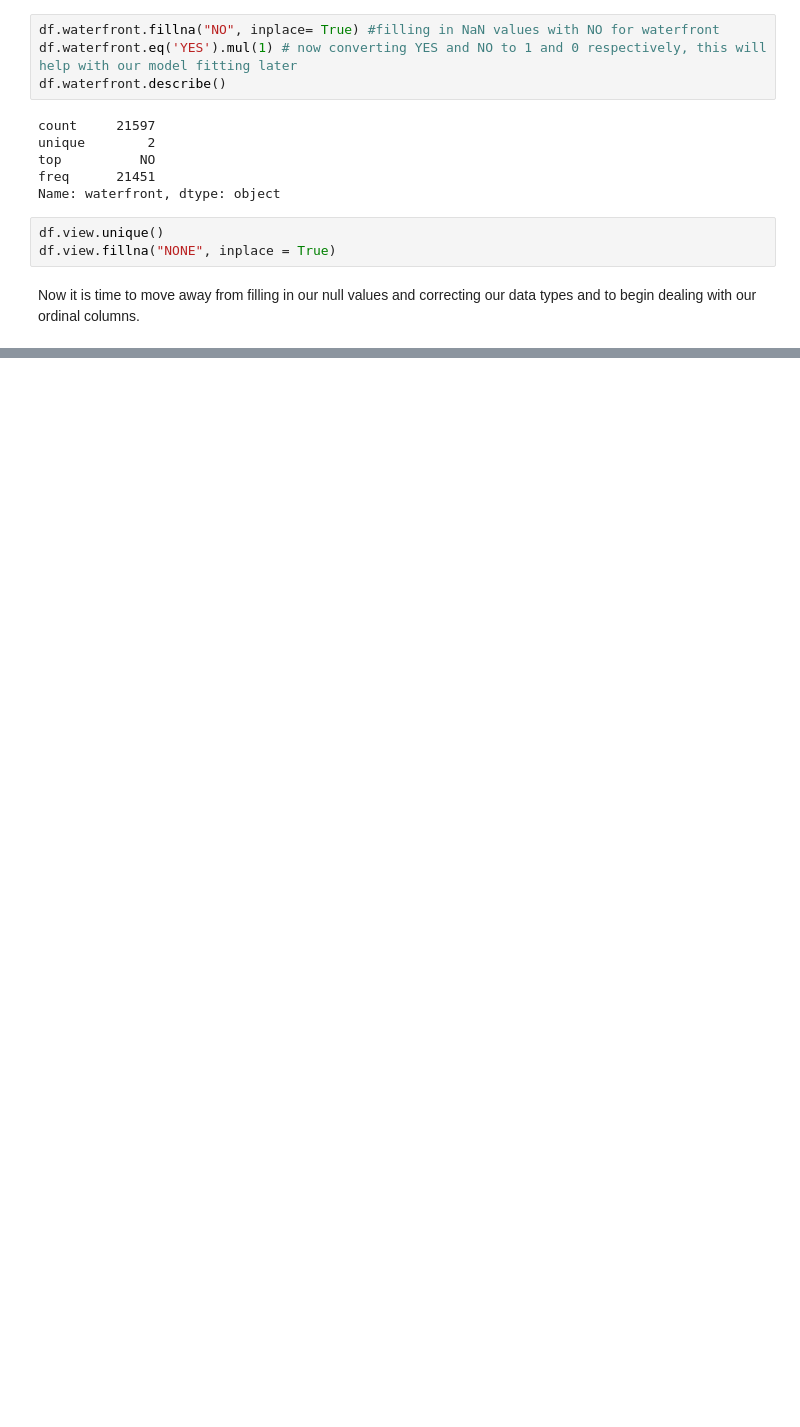
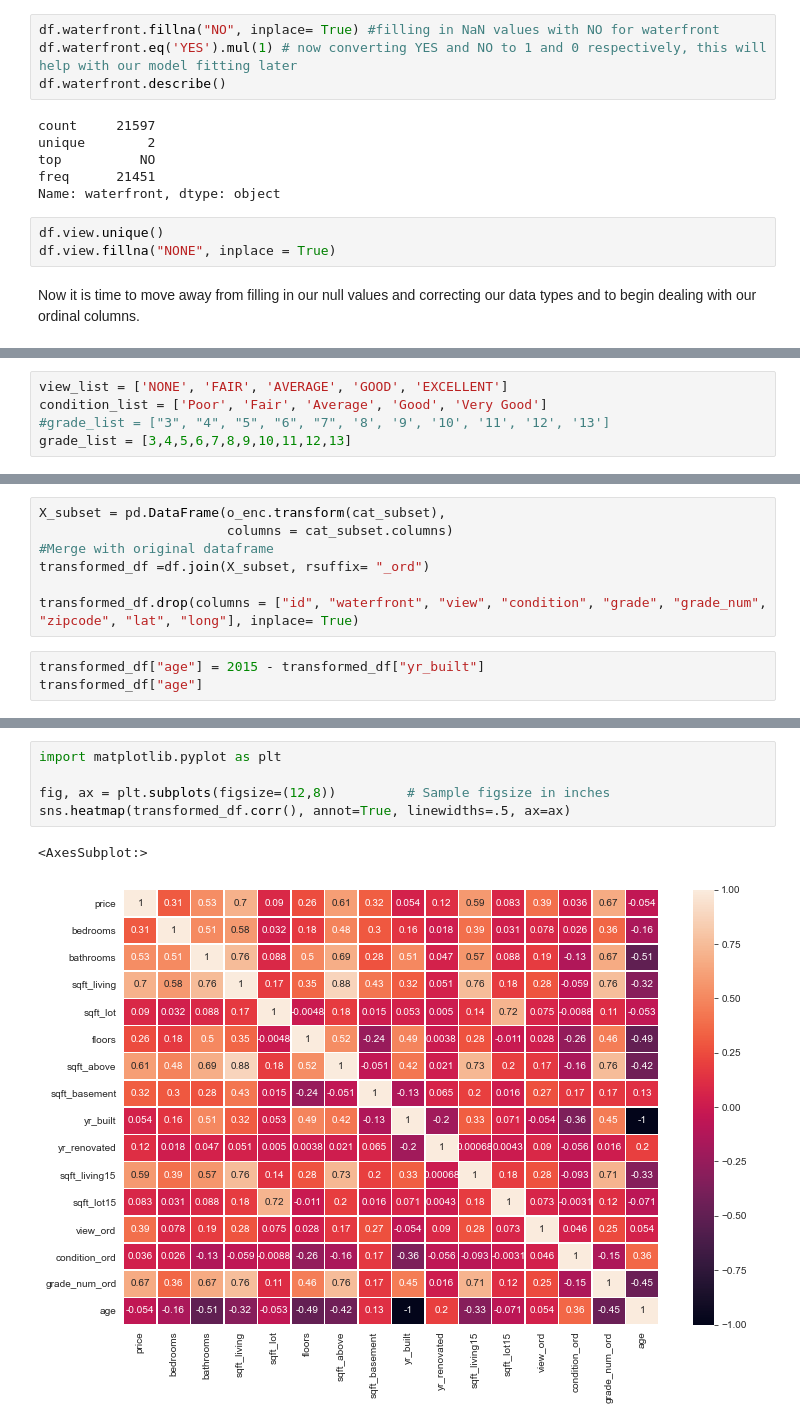
Before and after one commit to tweatherfordk/Linear-Regression-Housing-Model, a Jupyter notebook: Pedro/kings_county_eda.ipynb, the cells around one changed output, grey strips where cells are left out. Drawn from its saved outputs; the diff is of its cells as text; blank space fills up the shorter version.

```diff
--- a/Pedro/kings_county_eda.ipynb
+++ b/Pedro/kings_county_eda.ipynb
@@ -119,0 +118,5 @@ array(['NONE', 'GOOD', 'EXCELLENT', 'AVERAGE', 'FAIR'], dtype=object)
+# %%
+view_list = ['NONE', 'FAIR', 'AVERAGE', 'GOOD', 'EXCELLENT']
+condition_list = ['Poor', 'Fair', 'Average', 'Good', 'Very Good']
+#grade_list = ["3", "4", "5", "6", "7", '8', '9', '10', '11', '12', '13']
+grade_list = [3,4,5,6,7,8,9,10,11,12,13]
@@ -119,0 +130,10 @@ array(['NONE', 'GOOD', 'EXCELLENT', 'AVERAGE', 'FAIR'], dtype=object)
+# %%
+X_subset = pd.DataFrame(o_enc.transform(cat_subset),
+                        columns = cat_subset.columns)
+#Merge with original dataframe
+transformed_df =df.join(X_subset, rsuffix= "_ord")
+
+transformed_df.drop(columns = ["id", "waterfront", "view", "condition", "grade", "grade_num", "zipcode", "lat", "long"], inplace= True)
+# %%
+transformed_df["age"] = 2015 - transformed_df["yr_built"]
+transformed_df["age"]
@@ -119,0 +153,8 @@ array(['NONE', 'GOOD', 'EXCELLENT', 'AVERAGE', 'FAIR'], dtype=object)
+# %%
+import matplotlib.pyplot as plt
+
+fig, ax = plt.subplots(figsize=(12,8))         # Sample figsize in inches
+sns.heatmap(transformed_df.corr(), annot=True, linewidths=.5, ax=ax)
+# %% [output]
+<AxesSubplot:>
+[figure, added]
```
Also changed, not shown: parts of 6 cells of this notebook.
